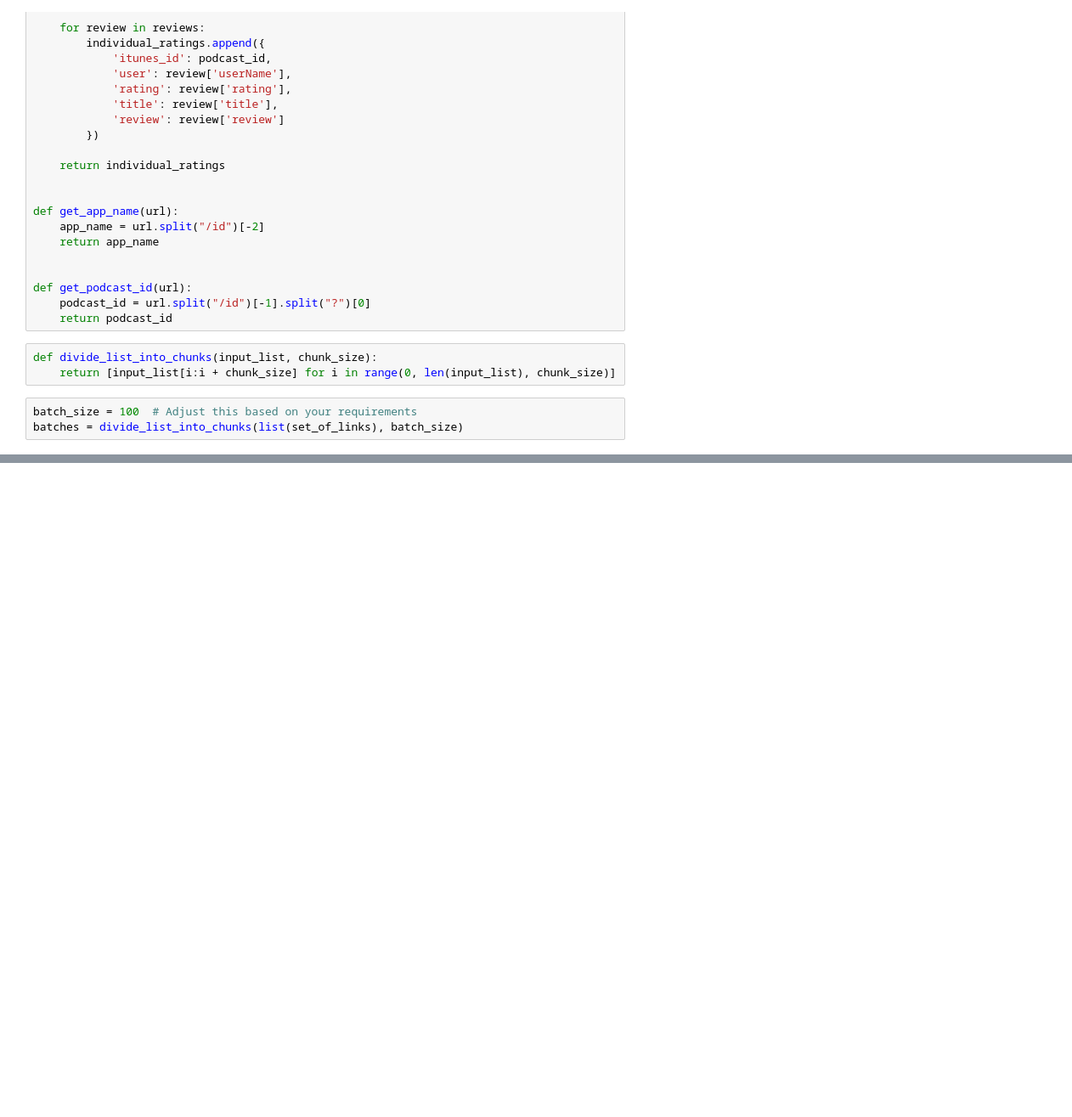
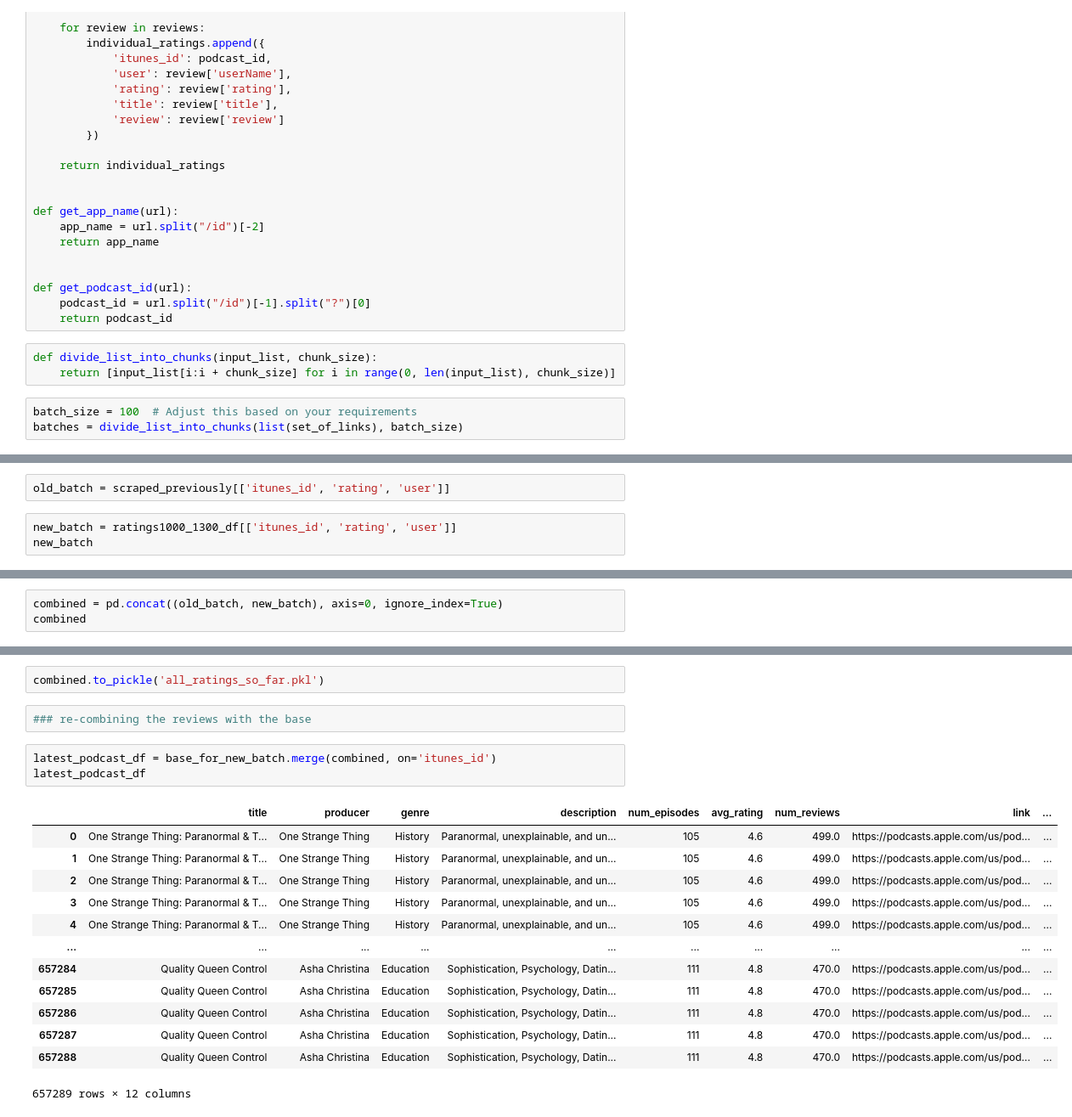
Before and after one commit to mille055/Rec_Project, a Jupyter notebook: notebooks/getting_more_podcast_reviews2.ipynb, the cells around one changed output, grey strips where cells are left out. Shown at 85% size. Drawn from its saved outputs; the diff is of its cells as text; blank space fills up the shorter version.

```diff
--- a/notebooks/getting_more_podcast_reviews2.ipynb
+++ b/notebooks/getting_more_podcast_reviews2.ipynb
@@ -379,0 +387,5 @@ podcast_id is 1520856346
+# %%
+old_batch = scraped_previously[['itunes_id', 'rating', 'user']]
+# %%
+new_batch = ratings1000_1300_df[['itunes_id', 'rating', 'user']]
+new_batch
@@ -379,0 +422,3 @@ podcast_id is 1520856346
+# %%
+combined = pd.concat((old_batch, new_batch), axis=0, ignore_index=True)
+combined
@@ -379,0 +439,21 @@ podcast_id is 1520856346
+# %%
+combined.to_pickle('all_ratings_so_far.pkl')
+# %%
+### re-combining the reviews with the base
+# %%
+latest_podcast_df = base_for_new_batch.merge(combined, on='itunes_id')
+latest_podcast_df
+# %% [output]
+|  | title | producer | genre | description | num_episodes | avg_rating | num_reviews | link | ... |
+| 0 | One Strange Thing: Paranormal & T... | One Strange Thing | History | Paranormal, unexplainable, and un... | 105 | 4.6 | 499.0 | https://podcasts.apple.com/us/pod... | ... |
+| 1 | One Strange Thing: Paranormal & T... | One Strange Thing | History | Paranormal, unexplainable, and un... | 105 | 4.6 | 499.0 | https://podcasts.apple.com/us/pod... | ... |
+| 2 | One Strange Thing: Paranormal & T... | One Strange Thing | History | Paranormal, unexplainable, and un... | 105 | 4.6 | 499.0 | https://podcasts.apple.com/us/pod... | ... |
+| 3 | One Strange Thing: Paranormal & T... | One Strange Thing | History | Paranormal, unexplainable, and un... | 105 | 4.6 | 499.0 | https://podcasts.apple.com/us/pod... | ... |
+| 4 | One Strange Thing: Paranormal & T... | One Strange Thing | History | Paranormal, unexplainable, and un... | 105 | 4.6 | 499.0 | https://podcasts.apple.com/us/pod... | ... |
+| ... | ... | ... | ... | ... | ... | ... | ... | ... | ... |
+| 657284 | Quality Queen Control | Asha Christina | Education | Sophistication, Psychology, Datin... | 111 | 4.8 | 470.0 | https://podcasts.apple.com/us/pod... | ... |
+| 657285 | Quality Queen Control | Asha Christina | Education | Sophistication, Psychology, Datin... | 111 | 4.8 | 470.0 | https://podcasts.apple.com/us/pod... | ... |
+| 657286 | Quality Queen Control | Asha Christina | Education | Sophistication, Psychology, Datin... | 111 | 4.8 | 470.0 | https://podcasts.apple.com/us/pod... | ... |
+| 657287 | Quality Queen Control | Asha Christina | Education | Sophistication, Psychology, Datin... | 111 | 4.8 | 470.0 | https://podcasts.apple.com/us/pod... | ... |
+| 657288 | Quality Queen Control | Asha Christina | Education | Sophistication, Psychology, Datin... | 111 | 4.8 | 470.0 | https://podcasts.apple.com/us/pod... | ... |
+657289 rows × 12 columns
```
Also changed, not shown: parts of 33 cells of this notebook.
